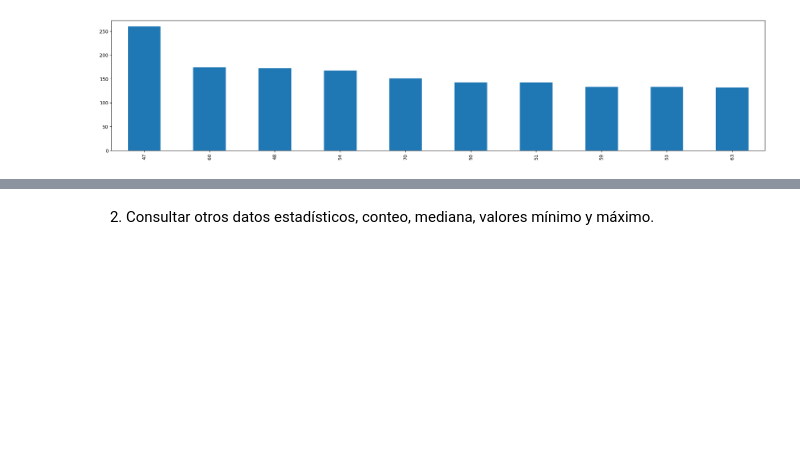
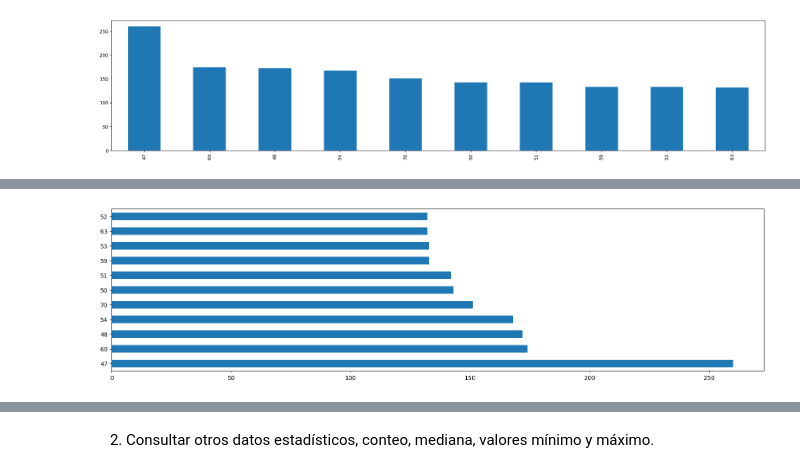
Before and after one commit to Wanves/InmersionAluraLatamDatos, a Jupyter notebook: Clase1.ipynb, the cells around one changed output, grey strips where cells are left out. Saved outputs shown, nothing was run; the diff lists cells and outputs as text; code cells hidden in the pictures; blank space fills up the shorter version.

```diff
--- a/Clase1.ipynb
+++ b/Clase1.ipynb
@@ -501,0 +512,5 @@ inmuebles_barrio_total_documentacion.head(10).plot.bar();
+# %%
+plt.figure(figsize=(20,5))
+inmuebles_barrio_total_documentacion.head(11).plot.barh();
+# %% [output]
+[figure, added]
```
Also changed, not shown: parts of 4 cells of this notebook.
